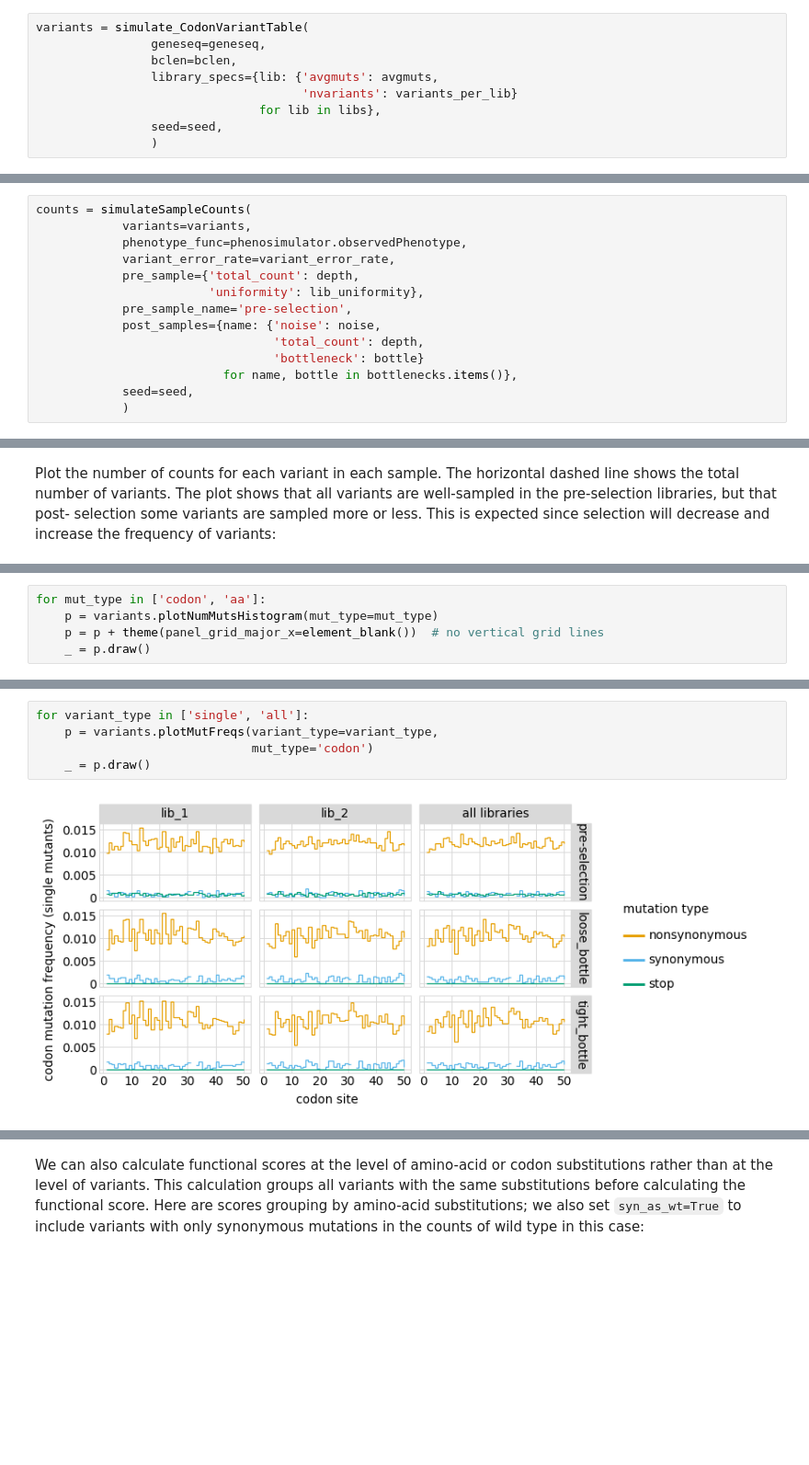
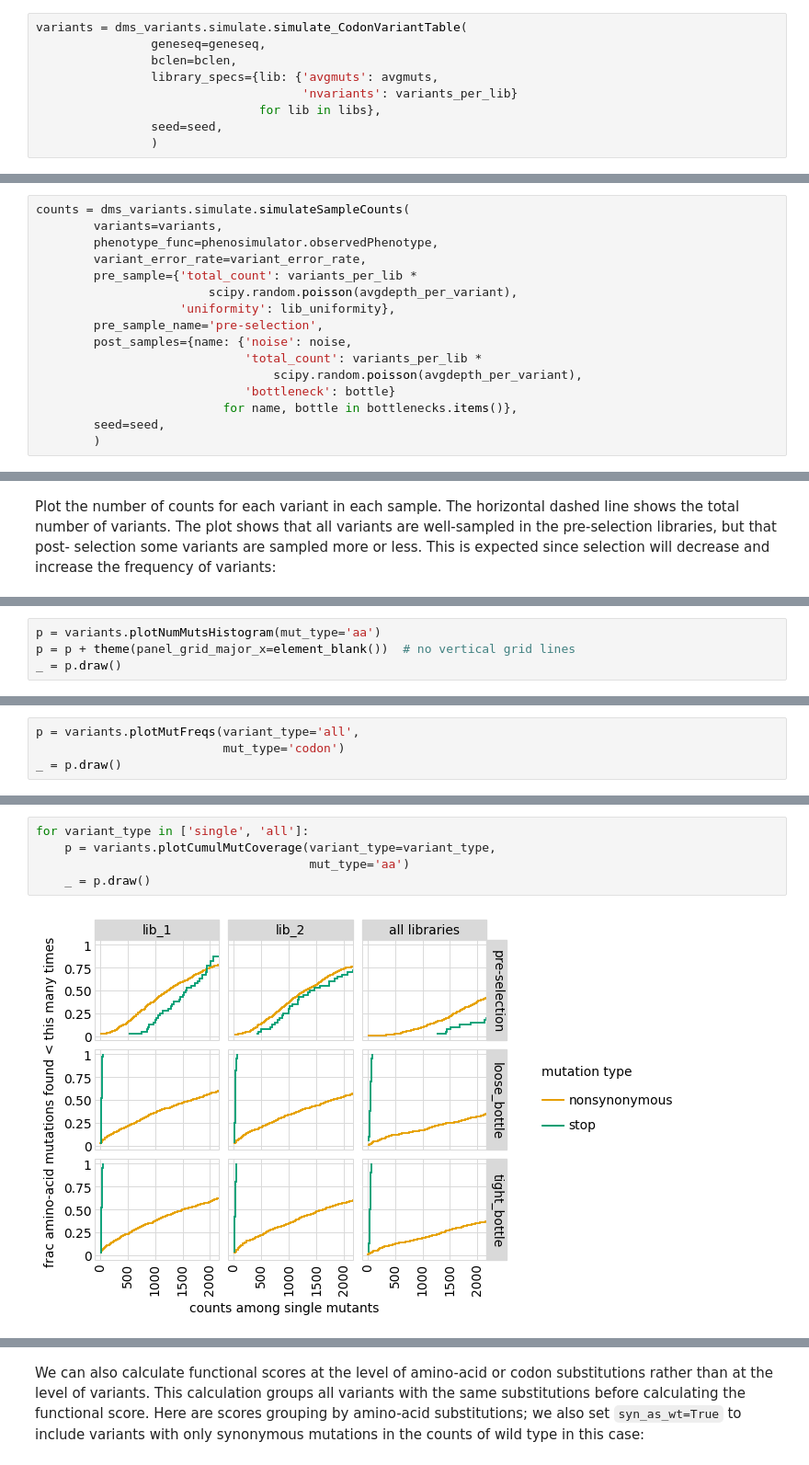
Before and after one commit to jbloomlab/dms_variants, a Jupyter notebook: notebooks/codonvariant_sim_data.ipynb, the cells around one changed output, grey strips where cells are left out. Shown at 92% size. Drawn from its saved outputs; the diff is of its cells as text; blank space fills up the shorter version.

```diff
--- a/notebooks/codonvariant_sim_data.ipynb
+++ b/notebooks/codonvariant_sim_data.ipynb
@@ -80,7 +77,7 @@ using
 [simulate_CodonVariantTable](https://jbloomlab.github.io/dms_variants/dms_variants.simulate.html#dms_variants.simulate.simulate_CodonVariantTable)
 function:
 # %%
-variants = simulate_CodonVariantTable(
+variants = dms_variants.simulate.simulate_CodonVariantTable(
                 geneseq=geneseq,
                 bclen=bclen,
                 library_specs={lib: {'avgmuts': avgmuts,
@@ -341,19 +329,21 @@ Here we simulate using several
 bottlenecks in the library going from the pre- to post-selection samples, since
 in real experiments this seems to be the biggest source of noise / error:
 # %%
-counts = simulateSampleCounts(
-            variants=variants,
-            phenotype_func=phenosimulator.observedPhenotype,
-            variant_error_rate=variant_error_rate,
-            pre_sample={'total_count': depth,
-                        'uniformity': lib_uniformity},
-            pre_sample_name='pre-selection',
-            post_samples={name: {'noise': noise,
-                                 'total_count': depth,
-                                 'bottleneck': bottle}
+counts = dms_variants.simulate.simulateSampleCounts(
+        variants=variants,
+        phenotype_func=phenosimulator.observedPhenotype,
+        variant_error_rate=variant_error_rate,
+        pre_sample={'total_count': variants_per_lib *
+                        scipy.random.poisson(avgdepth_per_variant),
+                    'uniformity': lib_uniformity},
+        pre_sample_name='pre-selection',
+        post_samples={name: {'noise': noise,
+                             'total_count': variants_per_lib *
+                                 scipy.random.poisson(avgdepth_per_variant),
+                             'bottleneck': bottle}
                           for name, bottle in bottlenecks.items()},
-            seed=seed,
-            )
+        seed=seed,
+        )
 # %% [markdown]
 First few lines of the data frame with the simulated counts:
 # %%
@@ -454,7 +444,6 @@ Here is the distribution of the number of mutations per variant in each sample.
 As expected, mutations go down after selection:
 # %%
-for mut_type in ['codon', 'aa']:
-    p = variants.plotNumMutsHistogram(mut_type=mut_type)
-    p = p + theme(panel_grid_major_x=element_blank())  # no vertical grid lines
-    _ = p.draw()
+p = variants.plotNumMutsHistogram(mut_type='aa')
+p = p + theme(panel_grid_major_x=element_blank())  # no vertical grid lines
+_ = p.draw()
 # %% [output]
@@ -517,0 +486,4 @@ Here are mutation frequencies as a function of primary sequence:
+# %%
+p = variants.plotMutFreqs(variant_type='all',
+                          mut_type='codon')
+_ = p.draw()
@@ -518,7 +495,7 @@ Here are mutation frequencies as a function of primary sequence:
 # %%
 for variant_type in ['single', 'all']:
-    p = variants.plotMutFreqs(variant_type=variant_type,
-                              mut_type='codon')
+    p = variants.plotCumulMutCoverage(variant_type=variant_type,
+                                      mut_type='aa')
     _ = p.draw()
 # %% [output]
-[figure, old version]
+[figure, new version]
```
Also changed, not shown: parts of 72 cells of this notebook, 1 other file.
